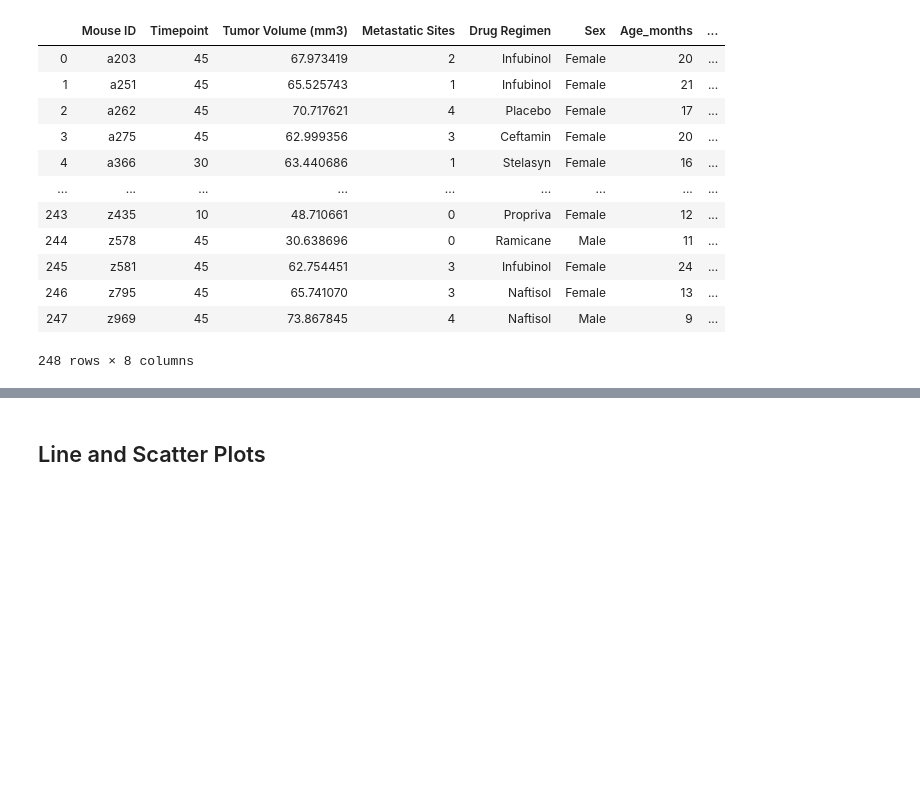
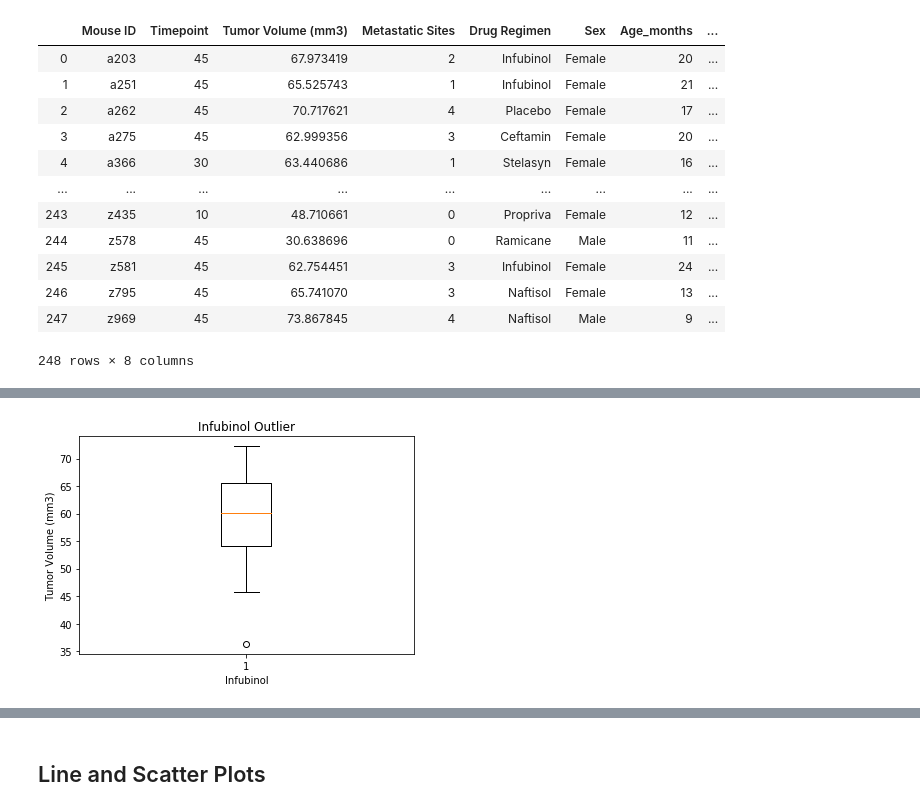
Before and after one commit to TricK0rTreAt/Matplotlib-for-Cancer-Treatments-, a Jupyter notebook: Pymaceuticals/pymaceuticals_starter.ipynb, the cells around one changed output, grey strips where cells are left out. Drawn from its saved outputs; the diff is of its cells as text; code cells hidden in the pictures; blank space fills up the shorter version.

```diff
--- a/Pymaceuticals/pymaceuticals_starter.ipynb
+++ b/Pymaceuticals/pymaceuticals_starter.ipynb
@@ -269,0 +292,11 @@ Tumor_Volume=[]
+# %%
+Infubinol_outlier=Max_merged.loc[Max_merged["Drug Regimen"]=="Infubinol","Tumor Volume (mm3)"]
+
+fig1, ax1 = plt.subplots()
+ax1.set_title('Infubinol Outlier')
+ax1.set_ylabel('Tumor Volume (mm3)')
+ax1.set_xlabel('Infubinol')
+ax1.boxplot(Infubinol_outlier)
+plt.show()
+# %% [output]
+[figure, added]
```
Also changed, not shown: parts of 4 cells of this notebook.
